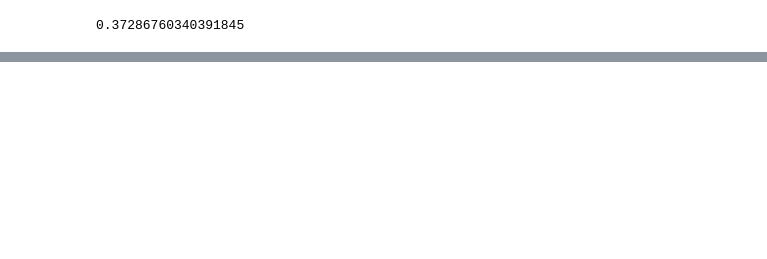
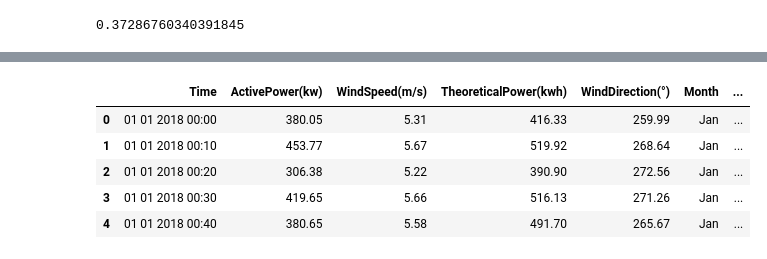
Before and after one commit to RaulOAlves/Wind_Turbine_Scada, a Jupyter notebook: Wind_Turbine_Scada.ipynb, the cells around one changed output, grey strips where cells are left out. Drawn from its saved outputs; the diff is of its cells as text; code cells hidden in the pictures; blank space fills up the shorter version.

```diff
--- a/Wind_Turbine_Scada.ipynb
+++ b/Wind_Turbine_Scada.ipynb
@@ -209,6 +252,6 @@ sns.scatterplot(data=df, x='Wind Speed (m/s)', y='Theoretical_Power_Curve (KWh)'
 # %%
-pot_real = df['LV ActivePower (kW)'].tolist()
-pot_teorica = df['Theoretical_Power_Curve (KWh)'].tolist()
+pot_real = df['ActivePower(kw)'].tolist()
+pot_teorica = df['TheoreticalPower(kwh)'].tolist()
 pot_max = []
 pot_min = []
 limite_dentro = []
@@ -253,0 +326,22 @@ sns.scatterplot(data=df, x='Wind Speed (m/s)', y='LV ActivePower (kW)', hue='Den
+# %%
+# Criando a coluna "Losses" e calculando a quantidade de potência perdida
+
+df['Loss_Values(kw)'] = df['TheoreticalPower(kwh)']-df['ActivePower(kw)']
+df['Loss(%)'] = df['Loss_Values(kw)']/df['TheoreticalPower(kwh)']*100
+
+# Arredondando as casa decimais
+
+df = df.round({'ActivePower(kw)': 2,
+               'WindSpeed(m/s)': 2,
+               'TheoreticalPower(kwh)': 2,
+               'WindDirection(°)': 2,
+               'Loss_Values(kw)': 2,
+               'Loss(%)': 2})
+df.head()
+# %% [output]
+|  | Time | ActivePower(kw) | WindSpeed(m/s) | TheoreticalPower(kwh) | WindDirection(°) | Month | ... |
+| 0 | 01 01 2018 00:00 | 380.05 | 5.31 | 416.33 | 259.99 | Jan | ... |
+| 1 | 01 01 2018 00:10 | 453.77 | 5.67 | 519.92 | 268.64 | Jan | ... |
+| 2 | 01 01 2018 00:20 | 306.38 | 5.22 | 390.90 | 272.56 | Jan | ... |
+| 3 | 01 01 2018 00:30 | 419.65 | 5.66 | 516.13 | 271.26 | Jan | ... |
+| 4 | 01 01 2018 00:40 | 380.65 | 5.58 | 491.70 | 265.67 | Jan | ... |
```
Also changed, not shown: parts of 10 cells of this notebook.
